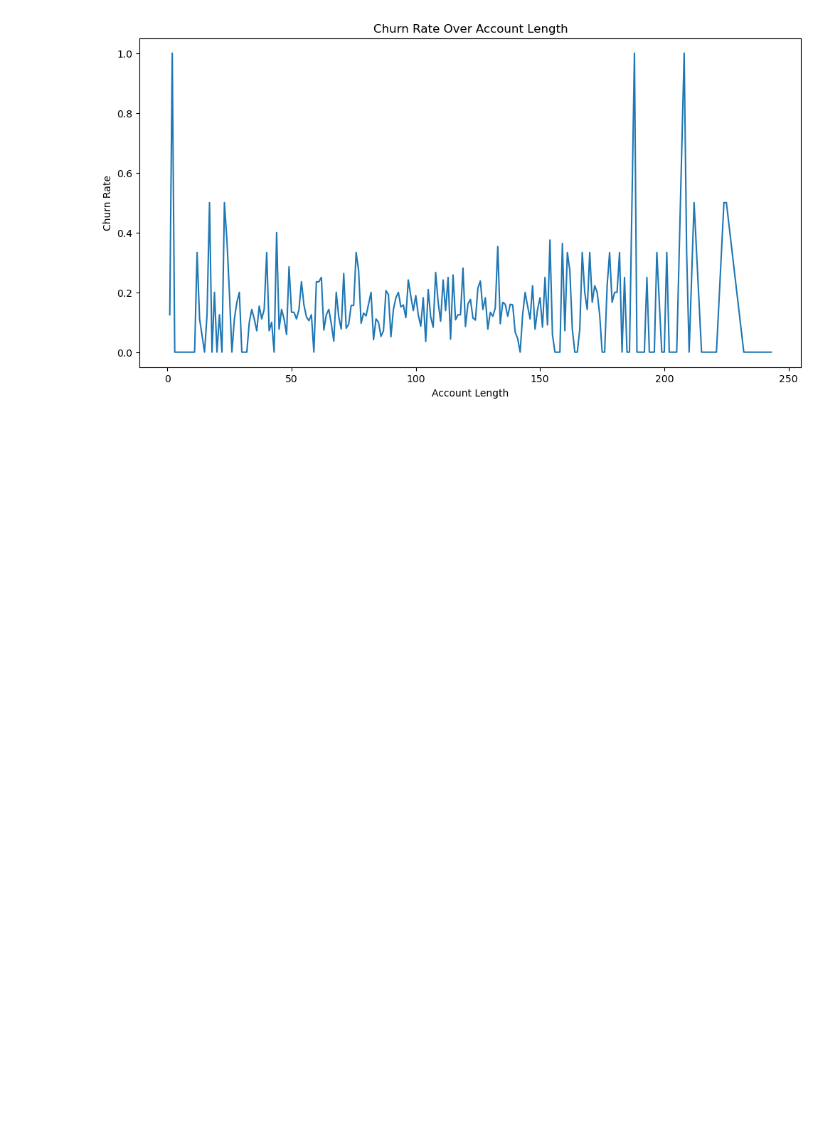
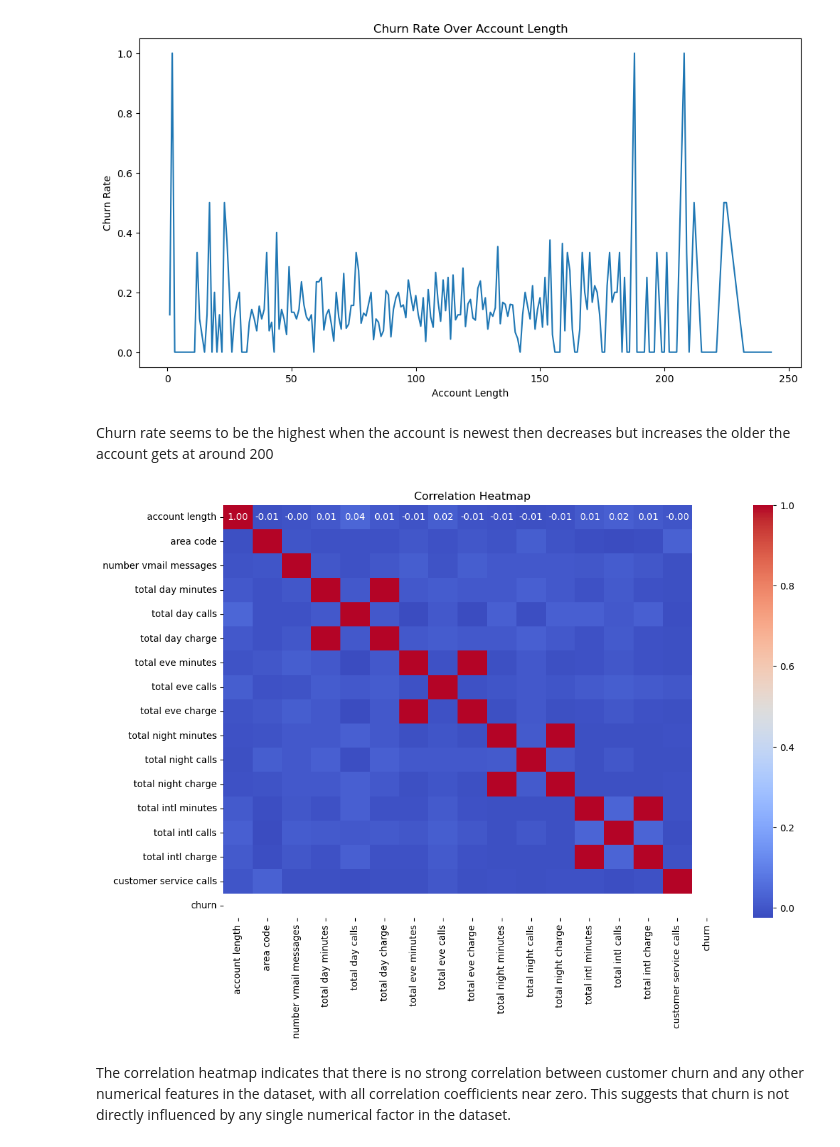
Before and after one commit to William-Itotia/Phase-3-DSC-SYR, a Jupyter notebook: ProjectSyr.ipynb, the cells around one changed output. Saved outputs shown, nothing was run; the diff lists cells and outputs as text; code cells hidden in the pictures; blank space fills up the shorter version.

```diff
--- a/ProjectSyr.ipynb
+++ b/ProjectSyr.ipynb
@@ -185,3 +190,22 @@ plt.ylabel('Churn Rate')
 plt.show()
 # %% [output]
 [figure]
+# %% [markdown]
+Churn rate seems to be the highest when the account is newest then decreases but increases the older the account gets at around 200
+# %%
+#Correlation heatmap
+df_temp = df.copy()
+df_temp['churn'] = df_temp['churn'].map({'True': 1, 'False': 0})
+
+numerical_columns = df_temp.select_dtypes(include=['float64', 'int64']).columns
+
+corr_matrix = df_temp[numerical_columns].corr()
+
+plt.figure(figsize=(12, 8))
+sns.heatmap(corr_matrix, annot=True, fmt='.2f', cmap='coolwarm')
+plt.title('Correlation Heatmap')
+plt.show()
+# %% [output]
+[figure, added]
+# %% [markdown]
+The correlation heatmap indicates that there is no strong correlation between customer churn and any other numerical features in the dataset, with all correlation coefficients near zero. This suggests that churn is not directly influenced by any single numerical factor in the dataset.
```
Also changed, not shown: parts of 4 cells of this notebook.
